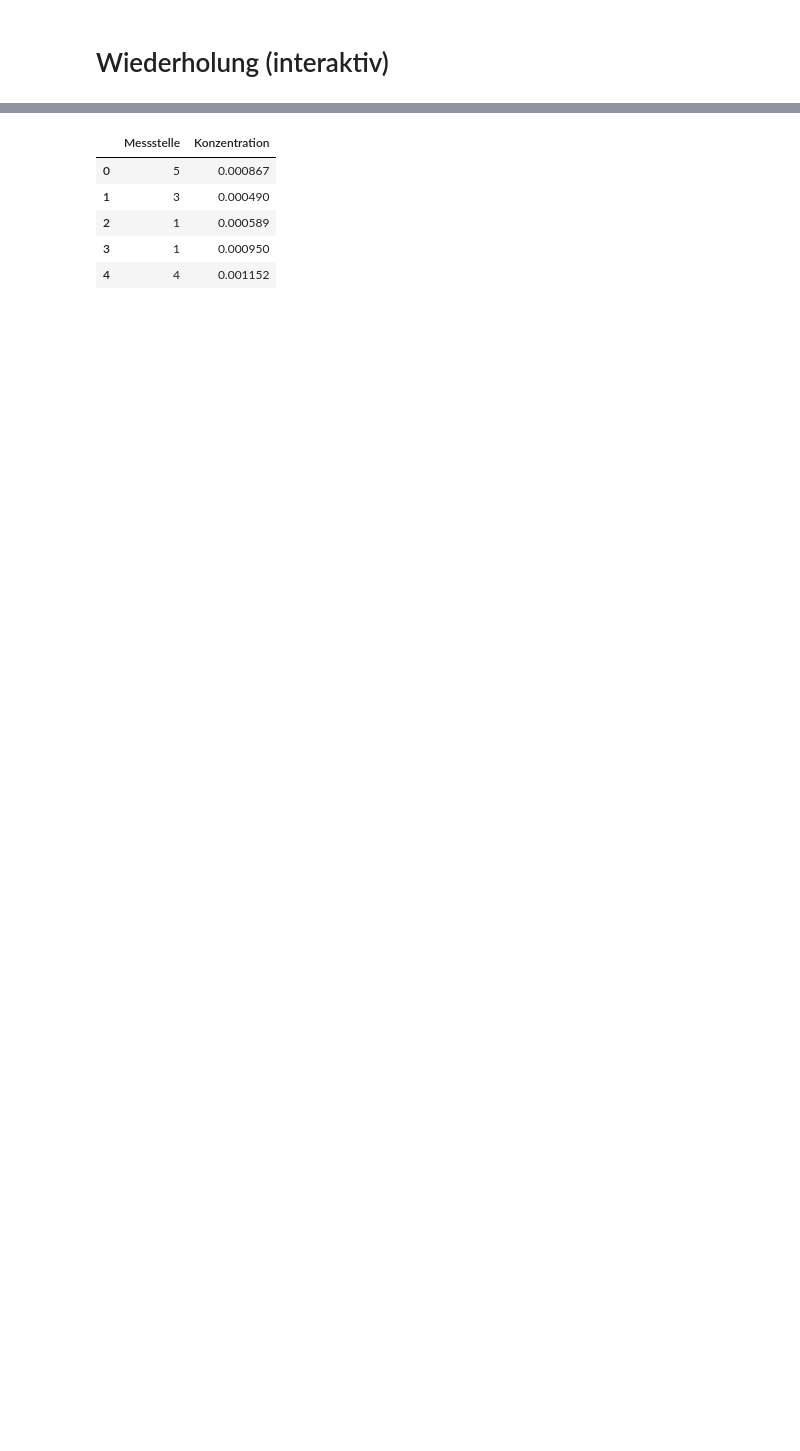
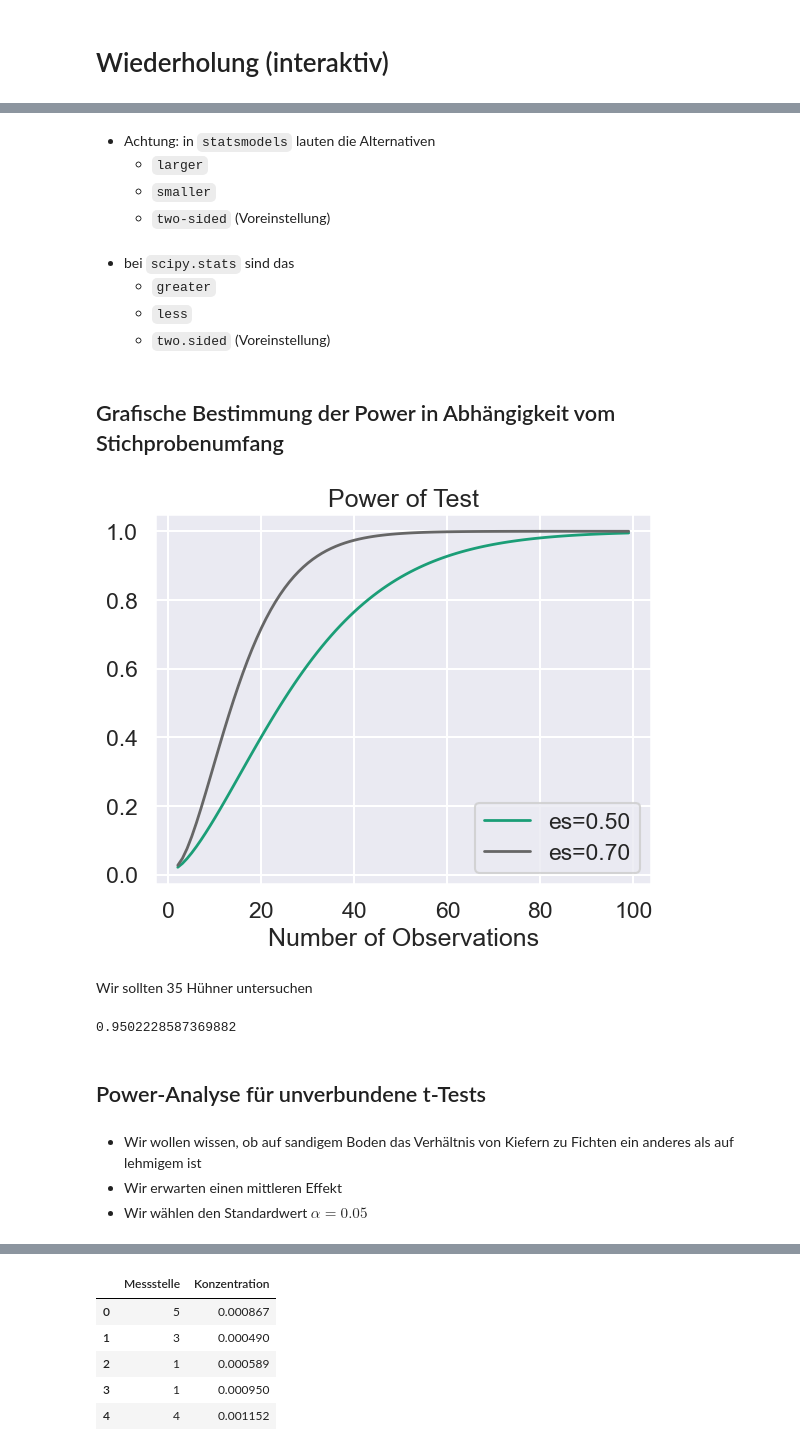
Before and after one commit to Ruediger-Braun/mfb2526, a Jupyter notebook: lektion19.ipynb, the cells around one changed output, grey strips where cells are left out. Saved outputs shown, nothing was run; the diff lists cells and outputs as text; code cells hidden in the pictures; blank space fills up the shorter version.

```diff
--- a/lektion19.ipynb
+++ b/lektion19.ipynb
@@ -247,0 +236,2 @@ In der letzten Stunde hatten wir den *p*-Wert mit `scipy.stats` bestimmt.  Jetzt
+# %%
+poweranalyse = smp.TTestPower()
@@ -247,0 +248,29 @@ In der letzten Stunde hatten wir den *p*-Wert mit `scipy.stats` bestimmt.  Jetzt
+# %% [markdown]
+* Achtung:  in `statsmodels` lauten die Alternativen
+  * `larger`
+  * `smaller`
+  * `two-sided`  (Voreinstellung)
+# %% [markdown]
+* bei `scipy.stats` sind das
+  * `greater`
+  * `less`
+  * `two.sided`  (Voreinstellung)
+# %% [markdown]
+## Grafische Bestimmung der Power in Abhängigkeit vom Stichprobenumfang
+# %%
+poweranalyse.plot_power(effect_size=[0.5,0.7], alpha=0.01, nobs=np.arange(2,100),
+                         alternative='larger');
+# %% [output]
+[figure, added]
+# %% [markdown]
+Wir sollten 35 Hühner untersuchen
+# %%
+poweranalyse.power(effect_size=0.7, alpha=0.01, nobs=35, alternative='larger')
+# %% [output]
+0.9502228587369882
+# %% [markdown]
+## Power-Analyse für unverbundene t-Tests
+# %% [markdown]
+* Wir wollen wissen, ob auf sandigem Boden das Verhältnis von Kiefern zu Fichten ein anderes als auf lehmigem ist
+* Wir erwarten einen mittleren Effekt
+* Wir wählen den Standardwert $\alpha=0.05$
```
Also changed, not shown: parts of 146 cells of this notebook.
